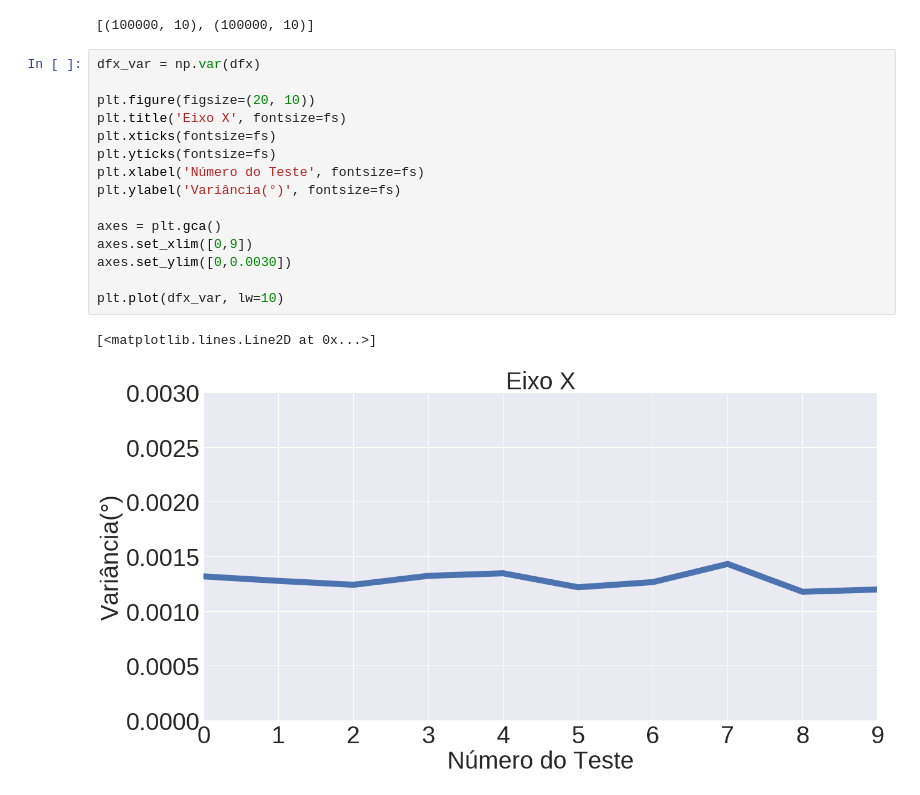
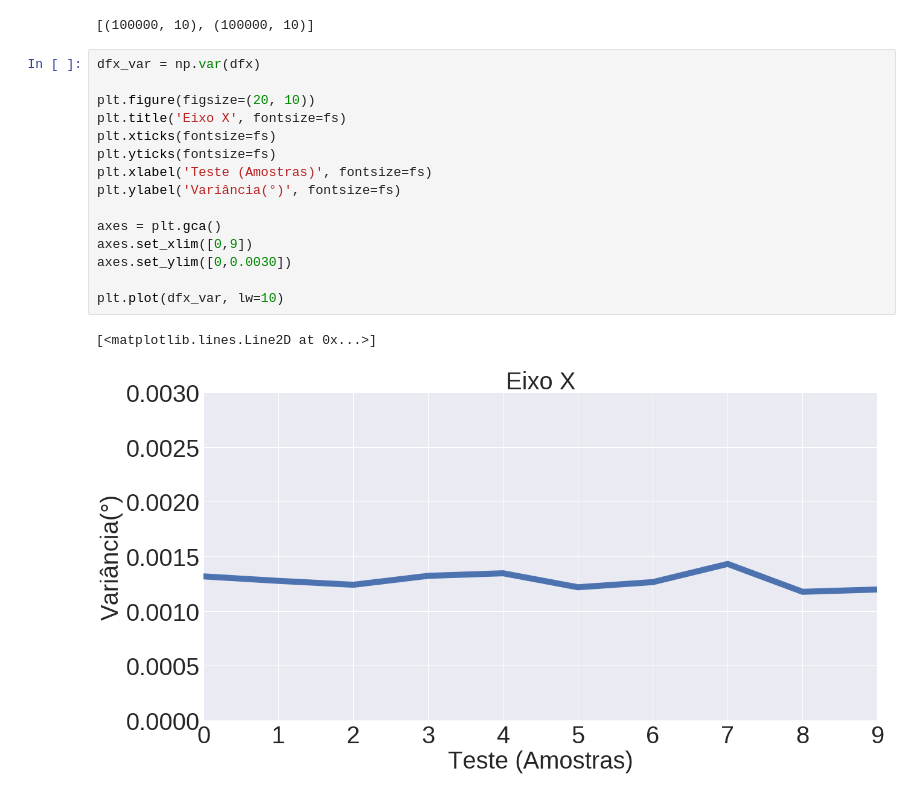
Before and after one commit to Amimaro/Accelerometer-Calibration, a Jupyter notebook: Whole_Plot.ipynb, the cells around one changed output. Cells and saved outputs as stored; diff of their text form.

Commit message:
Update images and X axis labels

```diff
--- a/Whole_Plot.ipynb
+++ b/Whole_Plot.ipynb
@@ -27,21 +27,21 @@ dfy_norm = (dfy - dfy.mean()) / (dfy.max() - dfy.min())
 # %%
 dfx_var = np.var(dfx)
 
 plt.figure(figsize=(20, 10))
 plt.title('Eixo X', fontsize=fs)
 plt.xticks(fontsize=fs)
 plt.yticks(fontsize=fs)
-plt.xlabel('Número do Teste', fontsize=fs)
+plt.xlabel('Teste (Amostras)', fontsize=fs)
 plt.ylabel('Variância(°)', fontsize=fs)
 
 axes = plt.gca()
 axes.set_xlim([0,9])
 axes.set_ylim([0,0.0030])
 
 plt.plot(dfx_var, lw=10)
 # %% [output]
 [<matplotlib.lines.Line2D at 0x...>]
-[figure, old version]
+[figure, new version]
 # %%
 dfy_var = np.var(dfy)
 
```
Also changed, not shown: parts of 1 cell of this notebook, 6 other files.
